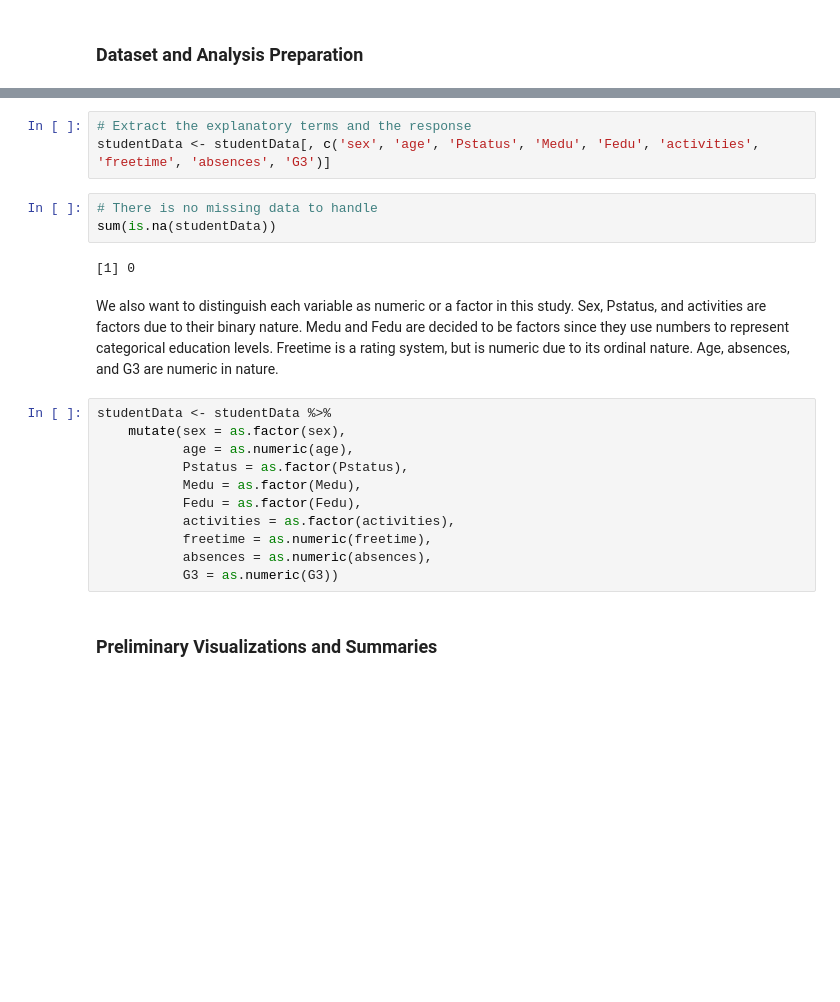
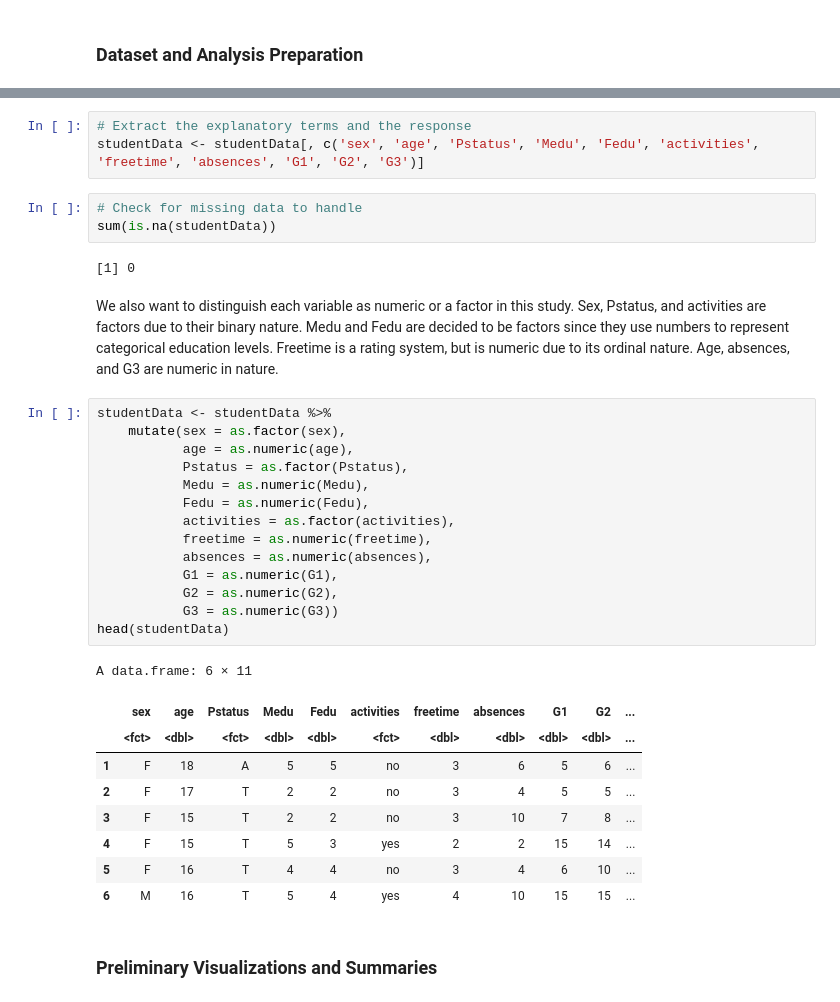
Before and after one commit to pinklily1202/S306-ResearchProject, a Jupyter notebook: Project.ipynb, the cells around one changed output, grey strips where cells are left out. Cells and saved outputs as stored; diff of their text form; blank space fills up the shorter version.

```diff
--- a/Project.ipynb
+++ b/Project.ipynb
@@ -57,8 +92,8 @@ studentData <- read.table("student-mat.csv", sep=";", header=TRUE)
 # %%
 # Extract the explanatory terms and the response
-studentData <- studentData[, c('sex', 'age', 'Pstatus', 'Medu', 'Fedu', 'activities', 'freetime', 'absences', 'G3')]
+studentData <- studentData[, c('sex', 'age', 'Pstatus', 'Medu', 'Fedu', 'activities', 'freetime', 'absences', 'G1', 'G2', 'G3')]
 # %%
-# There is no missing data to handle
+# Check for missing data to handle
 sum(is.na(studentData))
 # %% [output]
 [1] 0
@@ -67,14 +102,27 @@ We also want to distinguish each variable as numeric or a factor in this study.
 # %%
 studentData <- studentData %>%
     mutate(sex = as.factor(sex),
            age = as.numeric(age),
            Pstatus = as.factor(Pstatus),
-           Medu = as.factor(Medu),
-           Fedu = as.factor(Fedu),
+           Medu = as.numeric(Medu),
+           Fedu = as.numeric(Fedu),
            activities = as.factor(activities),
            freetime = as.numeric(freetime),
            absences = as.numeric(absences),
+           G1 = as.numeric(G1),
+           G2 = as.numeric(G2),
            G3 = as.numeric(G3))
+head(studentData)
+# %% [output]
+A data.frame: 6 × 11
+|  | sex | age | Pstatus | Medu | Fedu | activities | freetime | absences | G1 | G2 | ... |
+|  | <fct> | <dbl> | <fct> | <dbl> | <dbl> | <fct> | <dbl> | <dbl> | <dbl> | <dbl> | ... |
+| 1 | F | 18 | A | 5 | 5 | no | 3 | 6 | 5 | 6 | ... |
+| 2 | F | 17 | T | 2 | 2 | no | 3 | 4 | 5 | 5 | ... |
+| 3 | F | 15 | T | 2 | 2 | no | 3 | 10 | 7 | 8 | ... |
+| 4 | F | 15 | T | 5 | 3 | yes | 2 | 2 | 15 | 14 | ... |
+| 5 | F | 16 | T | 4 | 4 | no | 3 | 4 | 6 | 10 | ... |
+| 6 | M | 16 | T | 5 | 4 | yes | 4 | 10 | 15 | 15 | ... |
 # %% [markdown]
 ### Preliminary Visualizations and Summaries
 # %% [markdown]
```
Also changed, not shown: parts of 16 cells of this notebook.
